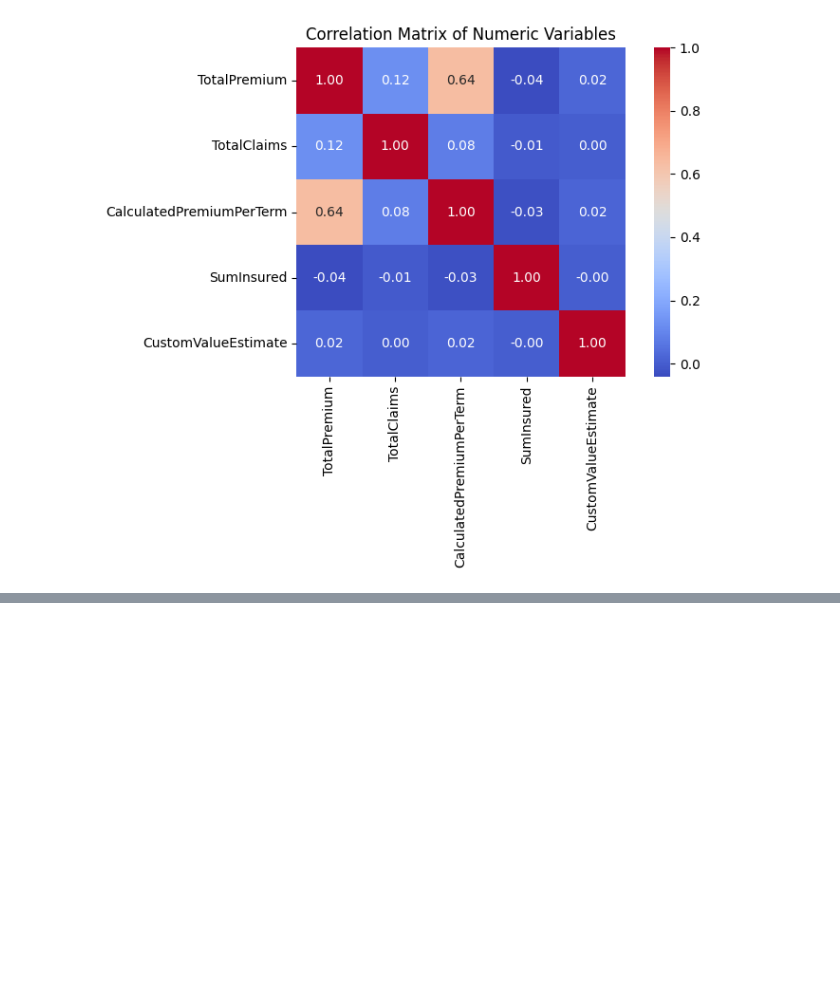
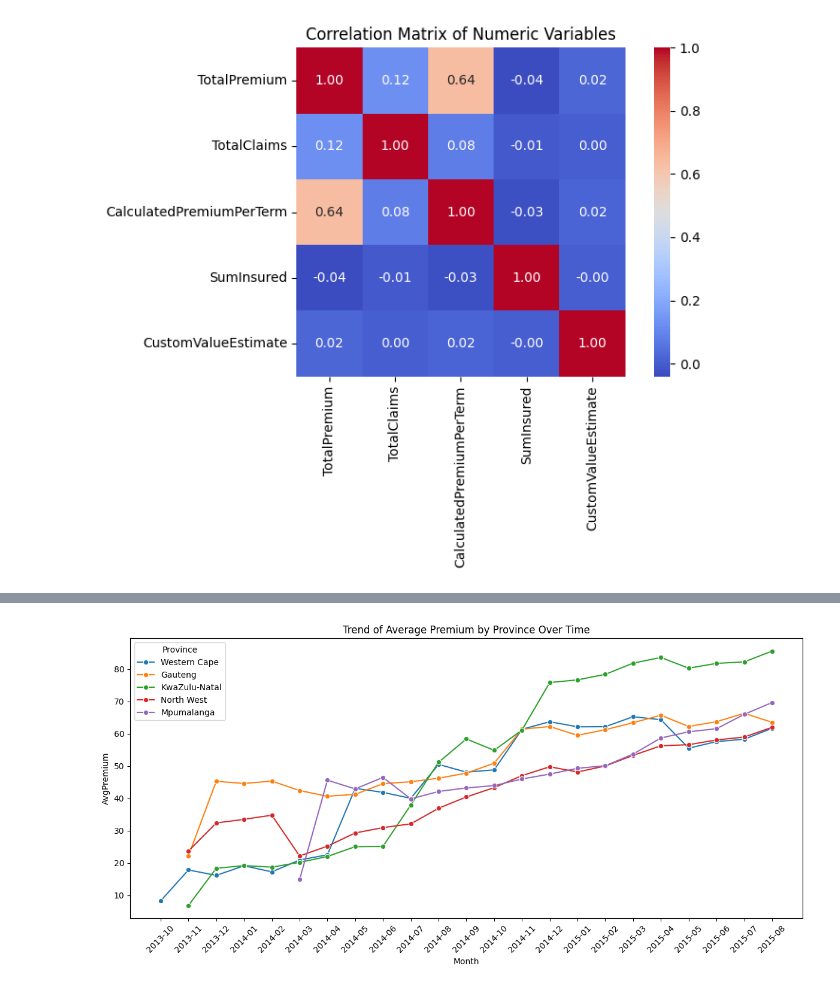
Before and after one commit to mubarek4566/AlphaCare_car_insurance, a Jupyter notebook: notebooks/main.ipynb, the cells around one changed output, grey strips where cells are left out. Cells and saved outputs as stored; diff of their text form; code cells hidden in the pictures; blank space fills up the shorter version.

```diff
--- a/notebooks/main.ipynb
+++ b/notebooks/main.ipynb
@@ -387,0 +421,5 @@ visualize.correlation_matrix_plot(num_cols)
+# %%
+# Run trend visualizations
+visualize.trend_avg_premium_by_province(top_n=5)
+# %% [output]
+[figure, added]
```
Also changed, not shown: parts of 9 cells of this notebook.
